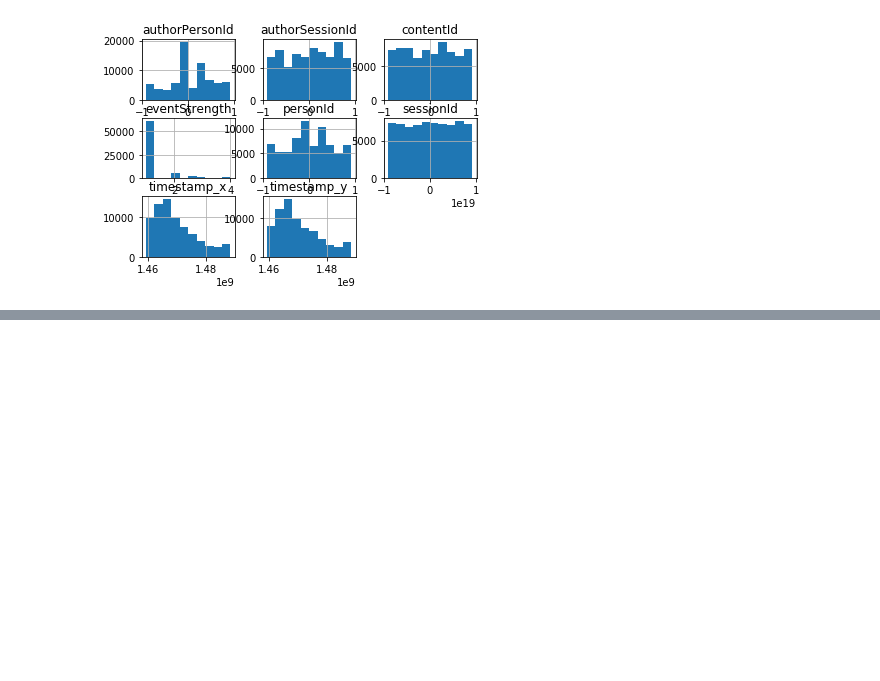
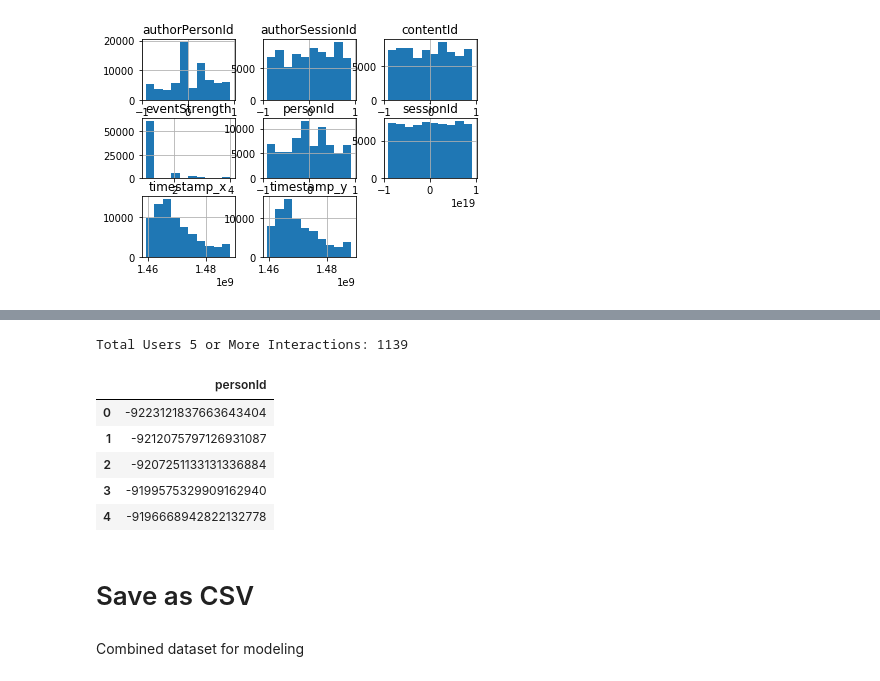
Before and after one commit to mellymillionz/kaggle_rec_systems, a Jupyter notebook: exploratory_analysis.ipynb, the cells around one changed output, grey strips where cells are left out. Saved outputs shown, nothing was run; the diff lists cells and outputs as text; code cells hidden in the pictures; blank space fills up the shorter version.

```diff
--- a/exploratory_analysis.ipynb
+++ b/exploratory_analysis.ipynb
@@ -266,0 +250,10 @@ array([[<matplotlib.axes._subplots.AxesSubplot object at 0x...>,
+# %%
+event_type_strength = {
+   'VIEW': 1.0,
+   'LIKE': 3.0,
+   'BOOKMARK': 3.5,
+   'FOLLOW': 4.0,
+   'COMMENT CREATED': 2.0,
+}
+
+df['eventStrength'] = df['eventType_y'].apply(lambda x: event_type_strength[x])
@@ -266,0 +264,5 @@ array([[<matplotlib.axes._subplots.AxesSubplot object at 0x...>,
+# %%
+interactions_count_df = df.groupby(['personId', 'contentId']).size().groupby('personId').size()
+
+print(f'Total Users: {len(interactions_count_df)}')
+interactions_count_df.head()
@@ -266,0 +278,22 @@ array([[<matplotlib.axes._subplots.AxesSubplot object at 0x...>,
+# %%
+#Limit the users to only those with more than five interactions
+
+limited_interactions_count_df = interactions_count_df[interactions_count_df >= 5].reset_index()[['personId']]
+# %%
+#All users with more than five interactions
+
+print(f'Total Users 5 or More Interactions: {len(limited_interactions_count_df)}')
+
+limited_interactions_count_df.head()
+# %% [output]
+Total Users 5 or More Interactions: 1139
+|  | personId |
+| 0 | -9223121837663643404 |
+| 1 | -9212075797126931087 |
+| 2 | -9207251133131336884 |
+| 3 | -9199575329909162940 |
+| 4 | -9196668942822132778 |
+# %% [markdown]
+# Save as CSV
+# %% [markdown]
+Combined dataset for modeling
```
Also changed, not shown: parts of 11 cells of this notebook.
